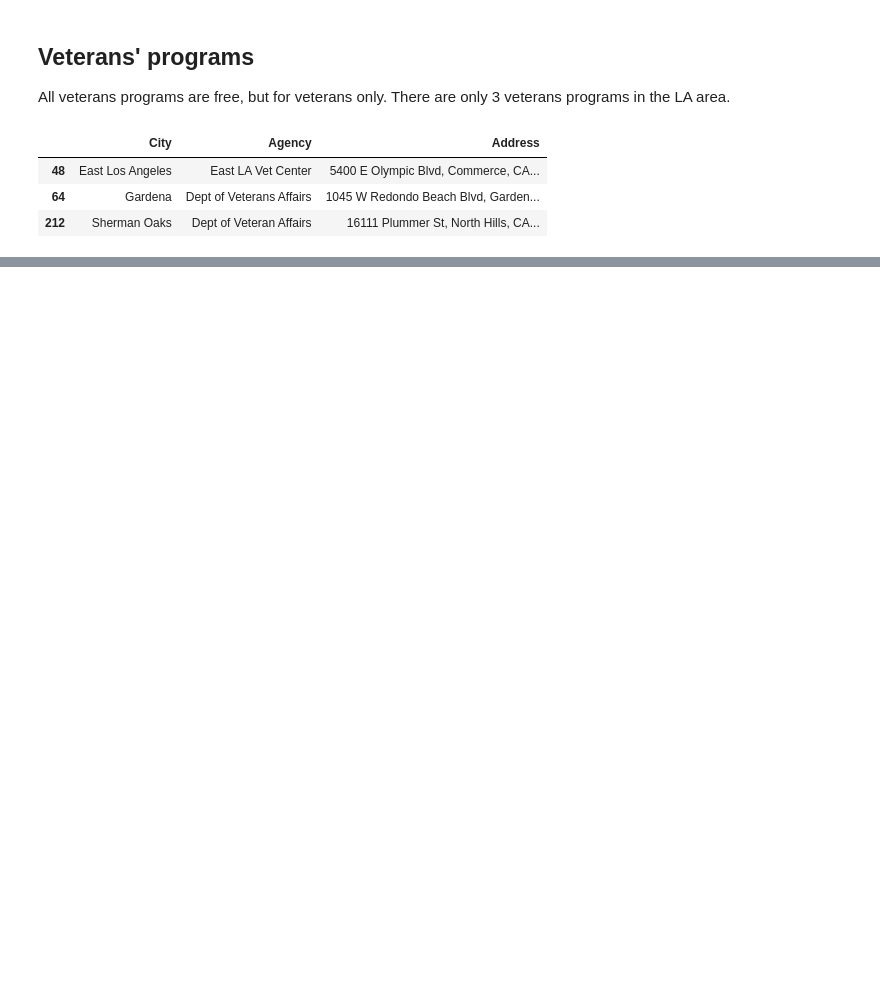
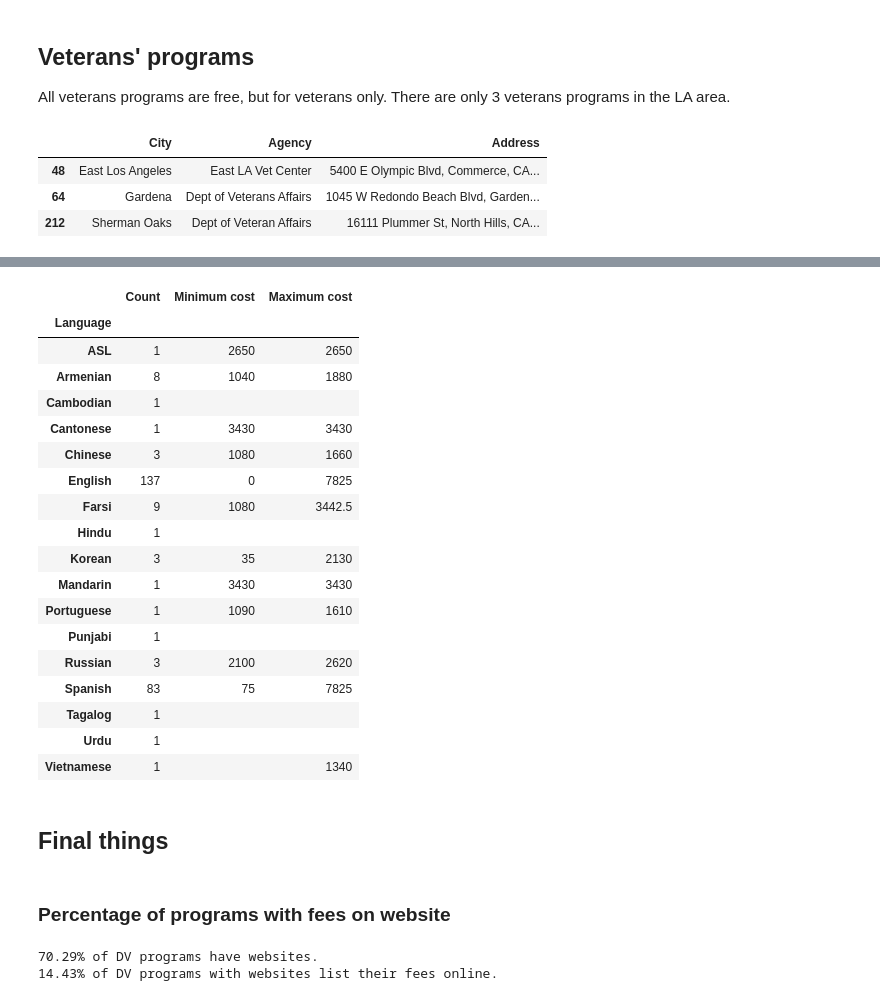
Before and after one commit to anzelpwj/DV_program_analysis, a Jupyter notebook: DV_program_analysis.ipynb, the cells around one changed output, grey strips where cells are left out. Drawn from its saved outputs; the diff is of its cells as text; code cells hidden in the pictures; blank space fills up the shorter version.

```diff
--- a/DV_program_analysis.ipynb
+++ b/DV_program_analysis.ipynb
@@ -249,0 +362,48 @@ Counting the number of programs per city
+# %%
+count_by_lang = data[['Language', 'City']].groupby('Language').count()
+count_by_lang.columns = ['Count']
+
+min_cost_by_lang = data[['Language', 'min_total_cost']].groupby('Language').min()
+min_cost_by_lang.columns = ['Minimum cost']
+
+max_cost_by_lang = data[['Language', 'regular_total_cost']].groupby('Language').max()
+max_cost_by_lang.columns = ['Maximum cost']
+
+lang_count_cost = pd.merge(count_by_lang, min_cost_by_lang, left_index=True, right_index=True, how='outer')
+lang_count_cost = pd.merge(lang_count_cost, max_cost_by_lang, left_index=True, right_index=True, how='outer')
+# %%
+lang_count_cost.fillna('')
+# %% [output]
+|  | Count | Minimum cost | Maximum cost |
+| Language |  |  |  |
+| ASL | 1 | 2650 | 2650 |
+| Armenian | 8 | 1040 | 1880 |
+| Cambodian | 1 |  |  |
+| Cantonese | 1 | 3430 | 3430 |
+| Chinese | 3 | 1080 | 1660 |
+| English | 137 | 0 | 7825 |
+| Farsi | 9 | 1080 | 3442.5 |
+| Hindu | 1 |  |  |
+| Korean | 3 | 35 | 2130 |
+| Mandarin | 1 | 3430 | 3430 |
+| Portuguese | 1 | 1090 | 1610 |
+| Punjabi | 1 |  |  |
+| Russian | 3 | 2100 | 2620 |
+| Spanish | 83 | 75 | 7825 |
+| Tagalog | 1 |  |  |
+| Urdu | 1 |  |  |
+| Vietnamese | 1 |  | 1340 |
+# %% [markdown]
+## Final things
+# %% [markdown]
+### Percentage of programs with fees on website
+# %%
+data_website = data[['City', 'Agency', 'Website', 'fees listed on website']].drop_duplicates()
+num_total = len(data_website)
+num_with_website = float(len(data_website[data_website['Website']]))
+fees_on_website = float(len(data_website[np.logical_and(data_website['Website'], data_website['fees listed on website'])]))
+print "%.2f%% of DV programs have websites." % (100.0*num_with_website/num_total)
+print "%.2f%% of DV programs with websites list their fees online." % (100.0*fees_on_website/num_with_website)
+# %% [output]
+70.29% of DV programs have websites.
+14.43% of DV programs with websites list their fees online.
```
Also changed, not shown: parts of 27 cells of this notebook.
